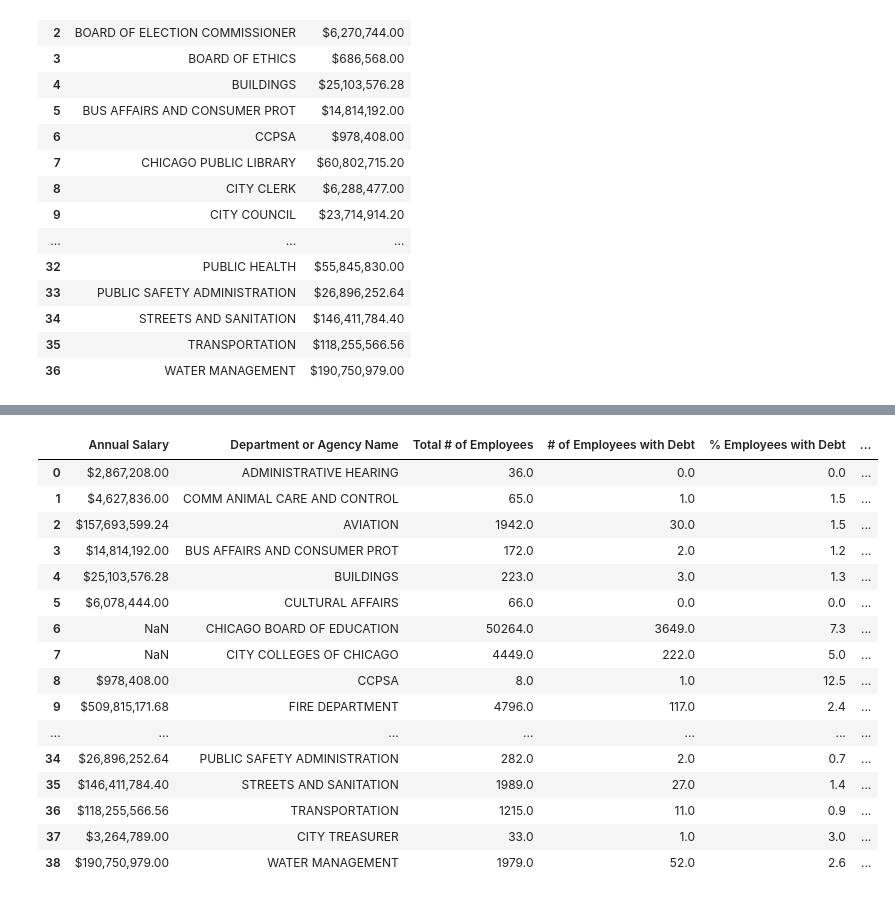
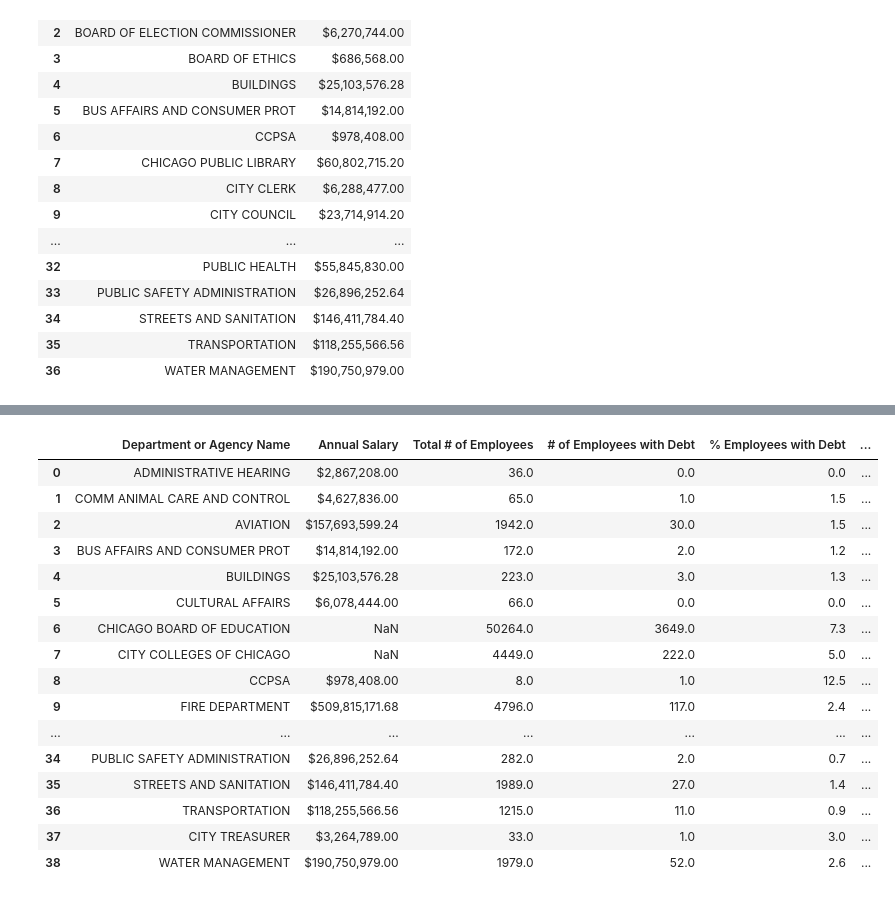
Before and after one commit to andrew8185/Chicago-indebtedness, a Jupyter notebook: Chicago_Debt_Salaries.ipynb, the cells around one changed output, grey strips where cells are left out. Saved outputs shown, nothing was run; the diff lists cells and outputs as text; code cells hidden in the pictures.

```diff
--- a/ETL_Mini_Project_Starter_Code.ipynb
+++ b/Chicago_Debt_Salaries.ipynb
@@ -7,7 +7,7 @@ pd.set_option('max_colwidth', 400)
 ### Extract the Salary and Indebtedness data
 # %%
 # Read the data into a Pandas DataFrame
-salary_df = pd.read_csv('Current_Employee_Names__Salaries__and_Position_Titles.csv')
+salary_df = pd.read_csv('Resources/Current_Employee_Names__Salaries__and_Position_Titles.csv')
 salary_df.head()
 # %% [output]
 |  | Name | Job Titles | Department | Full or Part-Time | Salary or Hourly | Typical Hours | Annual Salary | ... |
@@ -18,7 +18,7 @@ salary_df.head()
 | 4 | KELLY, LUKE L | LIEUTENANT | DEPARTMENT OF POLICE | F | SALARY | NaN | 150318.0 | ... |
 # %%
 # Read the data into a Pandas DataFrame
-indebtedness_df = pd.read_csv('Employee_Indebtedness_to_the_City_of_Chicago.csv')
+indebtedness_df = pd.read_csv('Resources/Employee_Indebtedness_to_the_City_of_Chicago.csv')
 indebtedness_df.head()
 # %% [output]
 |  | Date | Department or Agency Name | ARMS Department ID | Total # of Employees | # of Employees with Debt | ... |
@@ -236,25 +235,3 @@ indebt_salary_df
 | 36 | TRANSPORTATION | $118,255,566.56 | 01/21/2023 | TRANSPORTATION | TRANS | 1215.0 | ... |
 | 37 | CITY TREASURER | $3,264,789.00 | 01/21/2023 | CITY TREASURER | TREASURER | 33.0 | ... |
 | 38 | WATER MANAGEMENT | $190,750,979.00 | 01/21/2023 | WATER MANAGEMENT | WATER | 1979.0 | ... |
-# %%
-# Cleaning up the dataframe
-
-indebt_salary_df.drop(['Department', 'Date', 'ARMS Department ID'], axis=1)
-# %% [output]
-|  | Annual Salary | Department or Agency Name | Total # of Employees | # of Employees with Debt | % Employees with Debt | ... |
-| 0 | $2,867,208.00 | ADMINISTRATIVE HEARING | 36.0 | 0.0 | 0.0 | ... |
-| 1 | $4,627,836.00 | COMM ANIMAL CARE AND CONTROL | 65.0 | 1.0 | 1.5 | ... |
-| 2 | $157,693,599.24 | AVIATION | 1942.0 | 30.0 | 1.5 | ... |
-| 3 | $14,814,192.00 | BUS AFFAIRS AND CONSUMER PROT | 172.0 | 2.0 | 1.2 | ... |
-| 4 | $25,103,576.28 | BUILDINGS | 223.0 | 3.0 | 1.3 | ... |
-| 5 | $6,078,444.00 | CULTURAL AFFAIRS | 66.0 | 0.0 | 0.0 | ... |
-| 6 | NaN | CHICAGO BOARD OF EDUCATION | 50264.0 | 3649.0 | 7.3 | ... |
-| 7 | NaN | CITY COLLEGES OF CHICAGO | 4449.0 | 222.0 | 5.0 | ... |
-| 8 | $978,408.00 | CCPSA | 8.0 | 1.0 | 12.5 | ... |
-| 9 | $509,815,171.68 | FIRE DEPARTMENT | 4796.0 | 117.0 | 2.4 | ... |
-| ... | ... | ... | ... | ... | ... | ... |
-| 34 | $26,896,252.64 | PUBLIC SAFETY ADMINISTRATION | 282.0 | 2.0 | 0.7 | ... |
-| 35 | $146,411,784.40 | STREETS AND SANITATION | 1989.0 | 27.0 | 1.4 | ... |
-| 36 | $118,255,566.56 | TRANSPORTATION | 1215.0 | 11.0 | 0.9 | ... |
-| 37 | $3,264,789.00 | CITY TREASURER | 33.0 | 1.0 | 3.0 | ... |
-| 38 | $190,750,979.00 | WATER MANAGEMENT | 1979.0 | 52.0 | 2.6 | ... |
@@ -262,0 +238,28 @@ indebt_salary_df.drop(['Department', 'Date', 'ARMS Department ID'], axis=1)
+# %%
+# Cleaning up the dataframe
+
+# Setting columns to only the relavent ones
+indebt_salary_df = indebt_salary_df[['Department or Agency Name', 'Annual Salary', 'Total # of Employees', '# of Employees with Debt', '% Employees with Debt', 'Total Amount Due']]
+
+# Setting Total Amount Due to a currency format
+indebt_salary_df['Total Amount Due'] = indebt_salary_df['Total Amount Due'].apply(format_salary)
+
+indebt_salary_df
+# %% [output]
+|  | Department or Agency Name | Annual Salary | Total # of Employees | # of Employees with Debt | % Employees with Debt | ... |
+| 0 | ADMINISTRATIVE HEARING | $2,867,208.00 | 36.0 | 0.0 | 0.0 | ... |
+| 1 | COMM ANIMAL CARE AND CONTROL | $4,627,836.00 | 65.0 | 1.0 | 1.5 | ... |
+| 2 | AVIATION | $157,693,599.24 | 1942.0 | 30.0 | 1.5 | ... |
+| 3 | BUS AFFAIRS AND CONSUMER PROT | $14,814,192.00 | 172.0 | 2.0 | 1.2 | ... |
+| 4 | BUILDINGS | $25,103,576.28 | 223.0 | 3.0 | 1.3 | ... |
+| 5 | CULTURAL AFFAIRS | $6,078,444.00 | 66.0 | 0.0 | 0.0 | ... |
+| 6 | CHICAGO BOARD OF EDUCATION | NaN | 50264.0 | 3649.0 | 7.3 | ... |
+| 7 | CITY COLLEGES OF CHICAGO | NaN | 4449.0 | 222.0 | 5.0 | ... |
+| 8 | CCPSA | $978,408.00 | 8.0 | 1.0 | 12.5 | ... |
+| 9 | FIRE DEPARTMENT | $509,815,171.68 | 4796.0 | 117.0 | 2.4 | ... |
+| ... | ... | ... | ... | ... | ... | ... |
+| 34 | PUBLIC SAFETY ADMINISTRATION | $26,896,252.64 | 282.0 | 2.0 | 0.7 | ... |
+| 35 | STREETS AND SANITATION | $146,411,784.40 | 1989.0 | 27.0 | 1.4 | ... |
+| 36 | TRANSPORTATION | $118,255,566.56 | 1215.0 | 11.0 | 0.9 | ... |
+| 37 | CITY TREASURER | $3,264,789.00 | 33.0 | 1.0 | 3.0 | ... |
+| 38 | WATER MANAGEMENT | $190,750,979.00 | 1979.0 | 52.0 | 2.6 | ... |
```
Also changed, not shown: parts of 7 cells of this notebook, 4 other files.
